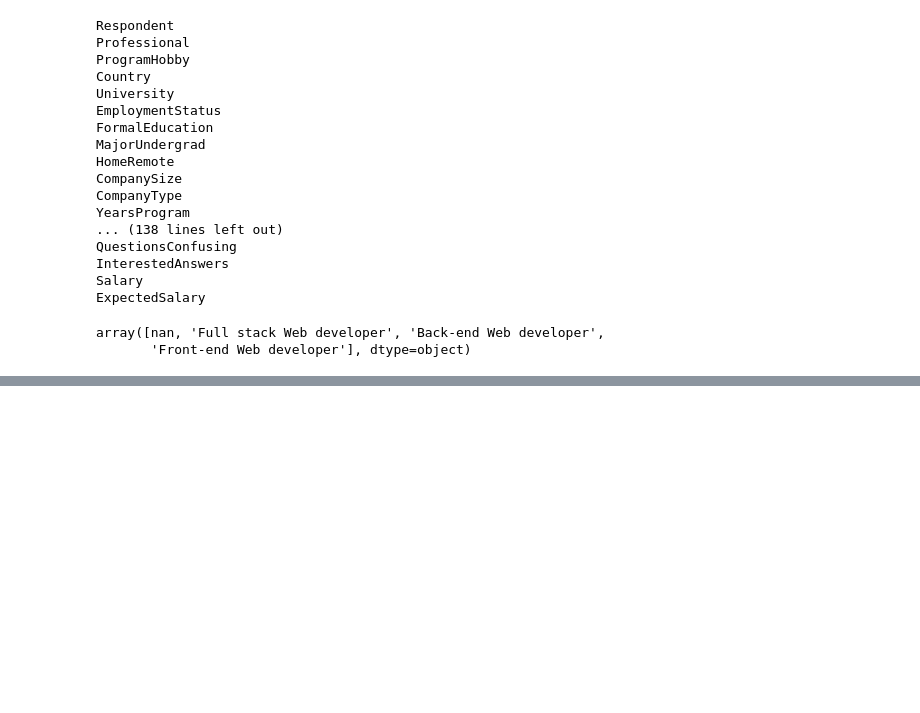
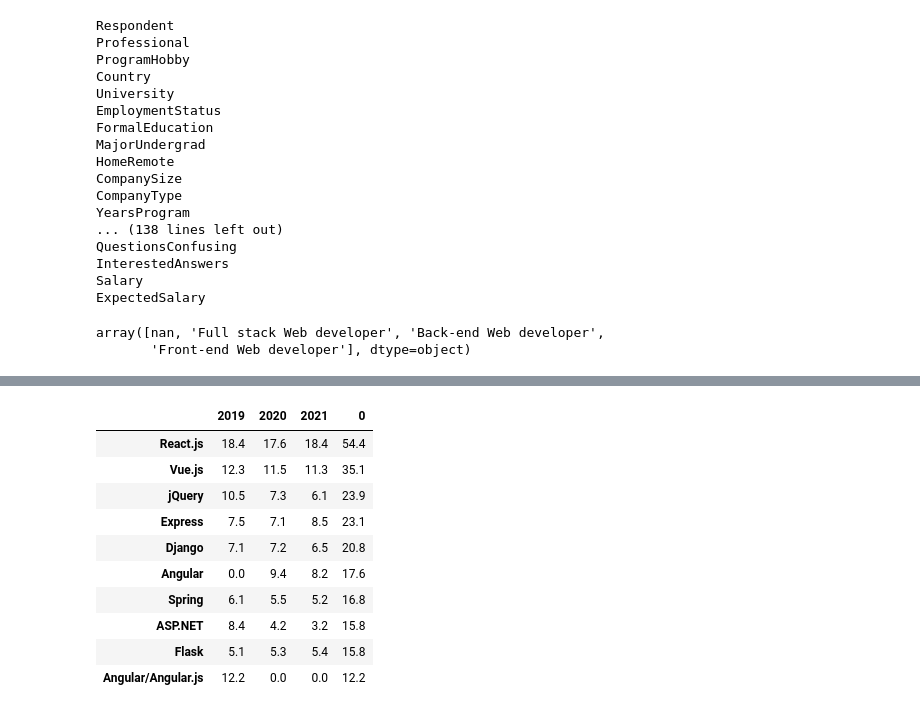
Before and after one commit to CEOJINSUNG/Dacon-Job-Trend, a Jupyter notebook: stack-overflow-trend.ipynb, the cells around one changed output, grey strips where cells are left out. Cells and saved outputs as stored; diff of their text form; code cells hidden in the pictures; blank space fills up the shorter version.

```diff
--- a/stack-overflow-trend.ipynb
+++ b/stack-overflow-trend.ipynb
@@ -885,0 +952,36 @@ array([nan, 'Full stack Web developer', 'Back-end Web developer',
+# %%
+cat_set=[]
+for i in Webframe_next_list_2019.dropna():
+    cat_set.extend(i)
+Webframeworkedwith_next_2019=pd.Series(cat_set).value_counts(normalize=True).mul(100).round(1).sort_values(ascending=False).to_frame(name = "2019")
+
+cat_set=[]
+for i in Webframe_next_list_2020.dropna():
+    cat_set.extend(i)
+Webframeworkedwith_next_2020=pd.Series(cat_set).value_counts(normalize=True).mul(100).round(1).sort_values(ascending=False).to_frame(name = "2020")
+
+cat_set=[]
+for i in Webframe_next_list_2021.dropna():
+    cat_set.extend(i)
+Webframeworkedwith_next_2021=pd.Series(cat_set).value_counts(normalize=True).mul(100).round(1).sort_values(ascending=False).to_frame(name = "2021")
+
+Webframe_next_list = (Webframeworkedwith_next_2019 + Webframeworkedwith_next_2020 + Webframeworkedwith_next_2021)
+Webframeworkedwith_next_total = pd.concat([Webframeworkedwith_next_2019, Webframeworkedwith_next_2020, Webframeworkedwith_next_2021], axis=1)
+
+Webframeworkedwith_next_total = pd.concat([Webframeworkedwith_next_total, Webframeworkedwith_next_total.sum(numeric_only=True, axis=1)], axis=1).fillna(0)
+
+Webframeworkedwith_next_top = Webframeworkedwith_next_total.sort_values(by=[0], ascending=False)
+Webframeworkedwith_next_top_10 = Webframeworkedwith_next_top[:10]
+Webframeworkedwith_next_top_10
+# %% [output]
+|  | 2019 | 2020 | 2021 | 0 |
+| React.js | 18.4 | 17.6 | 18.4 | 54.4 |
+| Vue.js | 12.3 | 11.5 | 11.3 | 35.1 |
+| jQuery | 10.5 | 7.3 | 6.1 | 23.9 |
+| Express | 7.5 | 7.1 | 8.5 | 23.1 |
+| Django | 7.1 | 7.2 | 6.5 | 20.8 |
+| Angular | 0.0 | 9.4 | 8.2 | 17.6 |
+| Spring | 6.1 | 5.5 | 5.2 | 16.8 |
+| ASP.NET | 8.4 | 4.2 | 3.2 | 15.8 |
+| Flask | 5.1 | 5.3 | 5.4 | 15.8 |
+| Angular/Angular.js | 12.2 | 0.0 | 0.0 | 12.2 |
```
Also changed, not shown: parts of 4 cells of this notebook, 1 other file.
